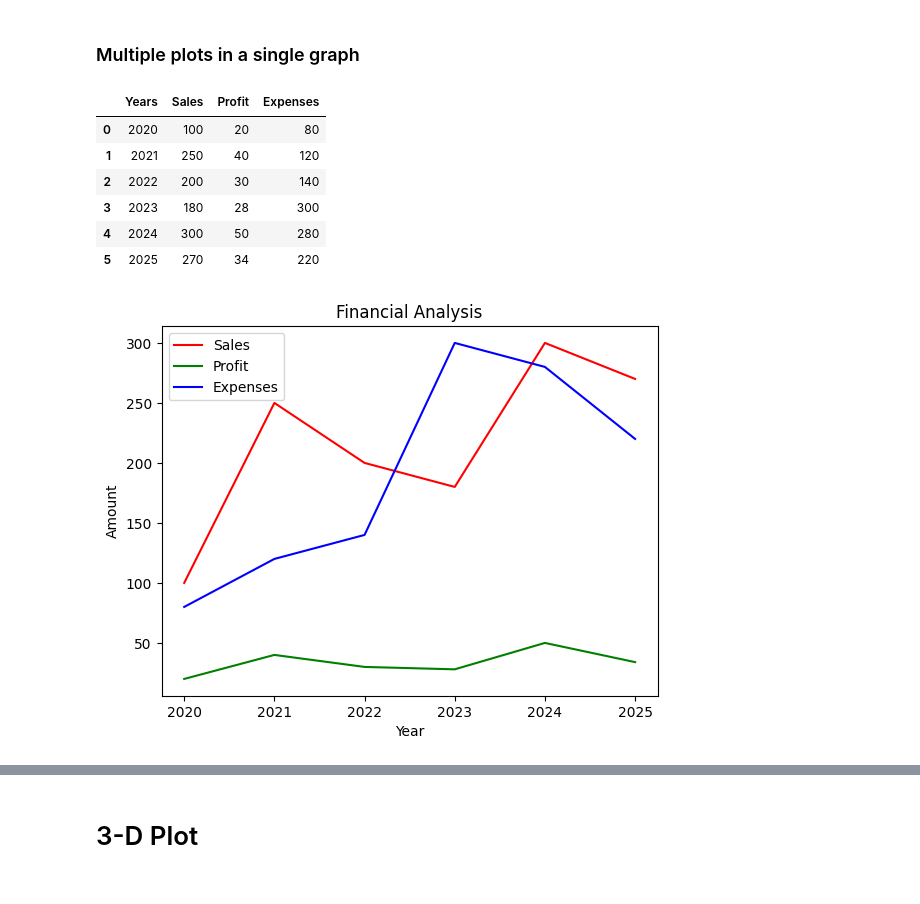
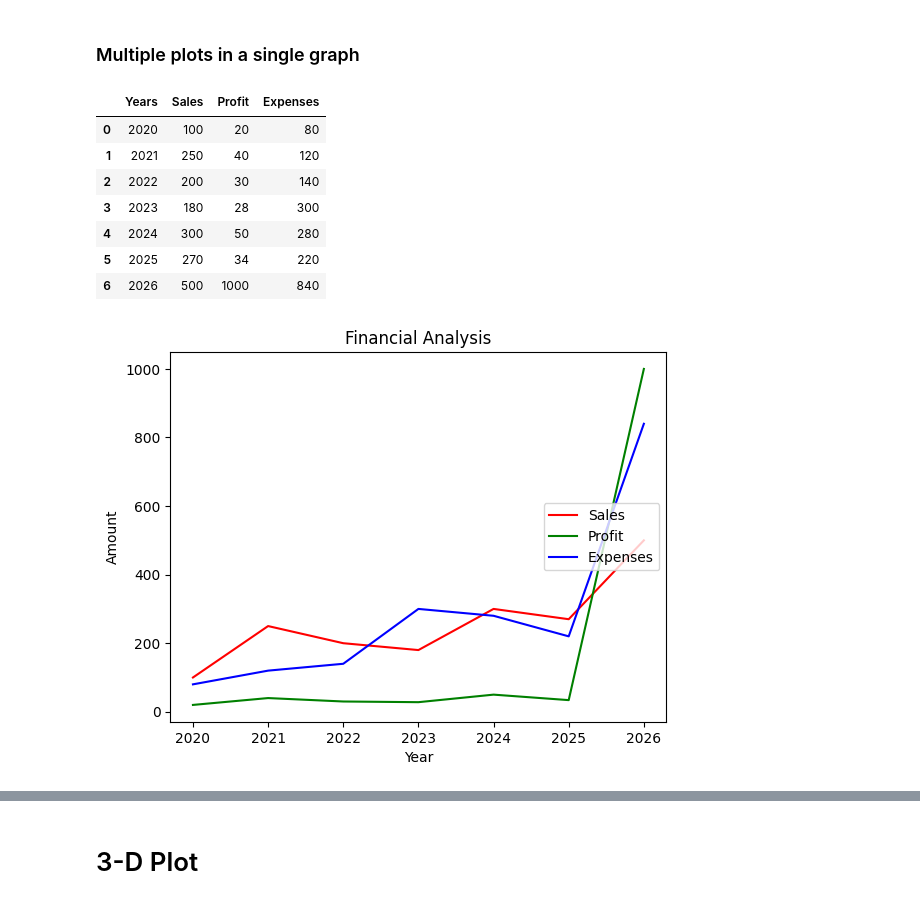
Before and after one commit to SajalK326/Python-Libraries-Fundamentals, a Jupyter notebook: matplotlib_tutorial.ipynb, the cells around one changed output, grey strips where cells are left out. Saved outputs shown, nothing was run; the diff lists cells and outputs as text; code cells hidden in the pictures.

```diff
--- a/matplotlib_tutorial.ipynb
+++ b/matplotlib_tutorial.ipynb
@@ -253,10 +330,10 @@ plt.show()
 <h3>Multiple plots in a single graph
 # %%
 data2={
-    'Years': [2020, 2021, 2022, 2023, 2024, 2025],
-    'Sales': [100, 250, 200, 180, 300, 270],
-    'Profit': [20, 40, 30, 28, 50, 34],
-    'Expenses': [80, 120, 140, 300, 280, 220]
+    'Years': [2020, 2021, 2022, 2023, 2024, 2025, 2026],
+    'Sales': [100, 250, 200, 180, 300, 270, 500],
+    'Profit': [20, 40, 30, 28, 50, 34, 1000],
+    'Expenses': [80, 120, 140, 300, 280, 220, 840]
 }
 
 df=pd.DataFrame(data2)
@@ -269,15 +346,19 @@ df
 | 3 | 2023 | 180 | 28 | 300 |
 | 4 | 2024 | 300 | 50 | 280 |
 | 5 | 2025 | 270 | 34 | 220 |
+| 6 | 2026 | 500 | 1000 | 840 |
 # %%
 plt.plot(df['Years'], df['Sales'], color='red', label='Sales')
 plt.plot(df['Years'], df['Profit'], color='green', label='Profit')
 plt.plot(df['Years'], df['Expenses'], color='blue', label='Expenses')
 
 plt.title("Financial Analysis")
 plt.xlabel("Year")
 plt.ylabel("Amount")
-plt.legend()
+plt.legend(loc="right")
+# loc parameter (optional) -> used to specify the location of the legend.
+# It can take values like 'upper right', 'upper left', 'lower right', 'lower left', 'center right', 'center left', 'upper center', 'lower center', 'right', 'center', 'best'.
+# By default, it is "best", which means that the legend will be placed in the location that is least likely to overlap with the data points.
 plt.show()
 # %% [output]
-[figure, old version]
+[figure, new version]
```
Also changed, not shown: parts of 20 cells of this notebook, 1 other file.
